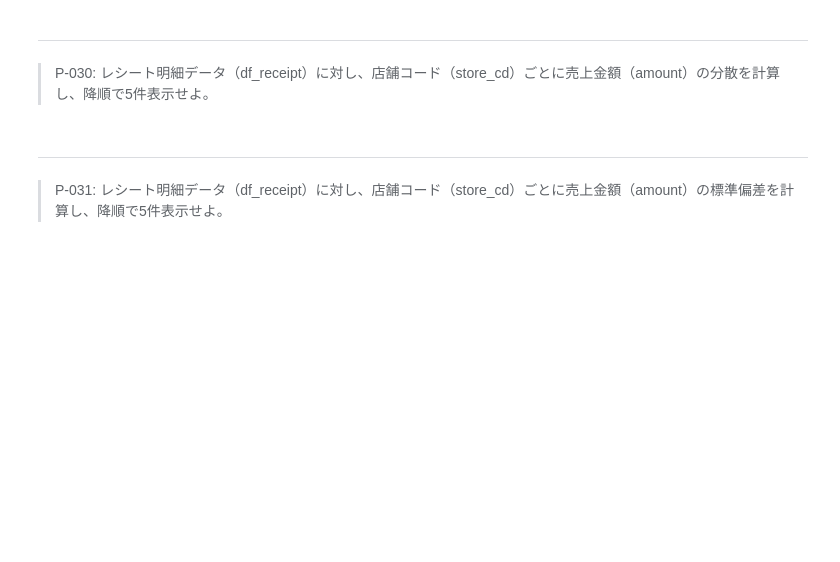
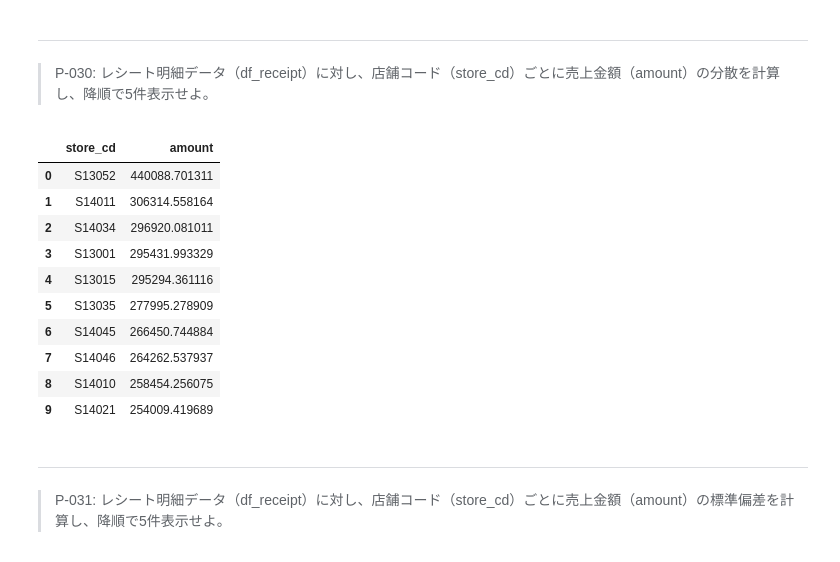
Before and after one commit to HirotaYusuke/100knocks-preprocess, a Jupyter notebook: docker/work/preprocess_knock_Python.ipynb, the cells around one changed output. Saved outputs shown, nothing was run; the diff lists cells and outputs as text; code cells hidden in the pictures; blank space fills up the shorter version.

```diff
--- a/docker/work/preprocess_knock_Python.ipynb
+++ b/docker/work/preprocess_knock_Python.ipynb
@@ -407,6 +516,21 @@ df_receipt[['customer_id', 'amount', 'rank_amount']].sort_values('rank_amount').
 # %% [markdown]
 ---
 > P-030: レシート明細データ（df_receipt）に対し、店舗コード（store_cd）ごとに売上金額（amount）の分散を計算し、降順で5件表示せよ。
+# %%
+# var() 引数 ddof(初期値1) 1　or 0 <- 1:不偏分散, 0:標本分散
+df_receipt.groupby('store_cd')['amount'].var(ddof=0).sort_values(ascending=False).reset_index().head(10)
+# %% [output]
+|  | store_cd | amount |
+| 0 | S13052 | 440088.701311 |
+| 1 | S14011 | 306314.558164 |
+| 2 | S14034 | 296920.081011 |
+| 3 | S13001 | 295431.993329 |
+| 4 | S13015 | 295294.361116 |
+| 5 | S13035 | 277995.278909 |
+| 6 | S14045 | 266450.744884 |
+| 7 | S14046 | 264262.537937 |
+| 8 | S14010 | 258454.256075 |
+| 9 | S14021 | 254009.419689 |
 # %% [markdown]
 ---
 > P-031: レシート明細データ（df_receipt）に対し、店舗コード（store_cd）ごとに売上金額（amount）の標準偏差を計算し、降順で5件表示せよ。
```
Also changed, not shown: parts of 11 cells of this notebook.
